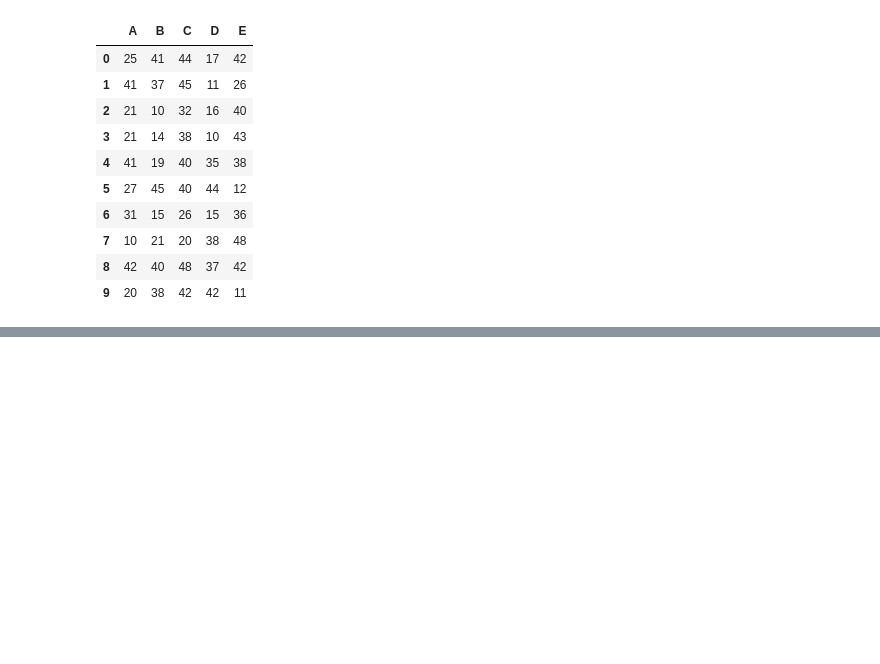
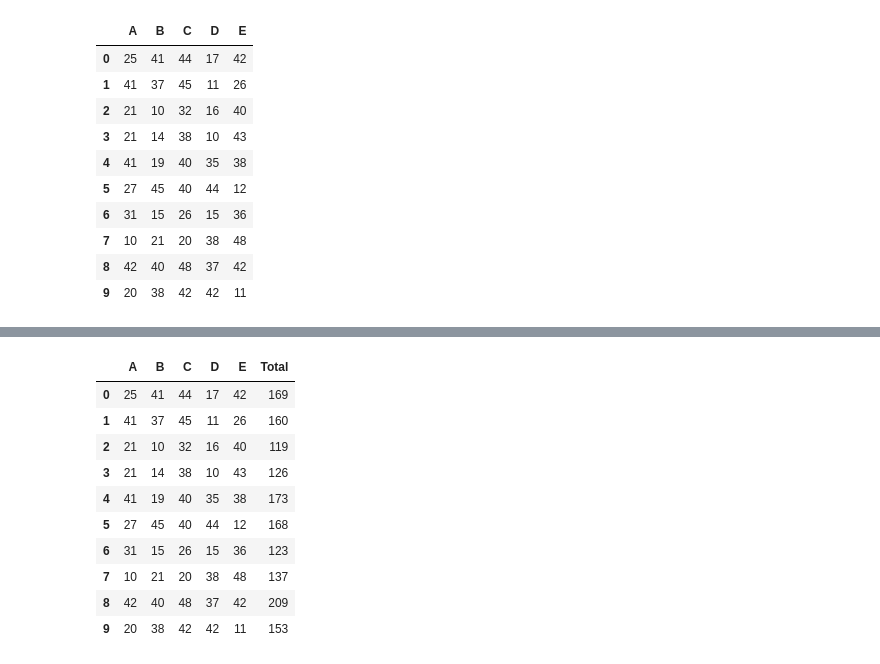
Before and after one commit to Sarmad426/Generative-AI, a Jupyter notebook: 4-pandas/table-operations.ipynb, the cells around one changed output, grey strips where cells are left out. Drawn from its saved outputs; the diff is of its cells as text; code cells hidden in the pictures; blank space fills up the shorter version.

Commit message:
column arithmetic operations

```diff
--- a/4-pandas/table-operations.ipynb
+++ b/4-pandas/table-operations.ipynb
@@ -270,3 +270,11 @@ df
 | 7 | 10 | 21 | 20 | 38 | 48 |
 | 8 | 42 | 40 | 48 | 37 | 42 |
 | 9 | 20 | 38 | 42 | 42 | 11 |
+# %%
+# We cannot insert update and delete a column using the . method.
+
+df.total = 30 # Cannot create a new column
+display(df)
+
+del df.E # Cannot delete a column
+display(df)
@@ -272,0 +322,17 @@ df
+# %%
+# Getting the total of every column
+
+df['Total'] = df['A'] + df['B'] + df['C'] + df['D'] + df['E']
+df
+# %% [output]
+|  | A | B | C | D | E | Total |
+| 0 | 25 | 41 | 44 | 17 | 42 | 169 |
+| 1 | 41 | 37 | 45 | 11 | 26 | 160 |
+| 2 | 21 | 10 | 32 | 16 | 40 | 119 |
+| 3 | 21 | 14 | 38 | 10 | 43 | 126 |
+| 4 | 41 | 19 | 40 | 35 | 38 | 173 |
+| 5 | 27 | 45 | 40 | 44 | 12 | 168 |
+| 6 | 31 | 15 | 26 | 15 | 36 | 123 |
+| 7 | 10 | 21 | 20 | 38 | 48 | 137 |
+| 8 | 42 | 40 | 48 | 37 | 42 | 209 |
+| 9 | 20 | 38 | 42 | 42 | 11 | 153 |
```
Also changed, not shown: parts of 2 cells of this notebook.
